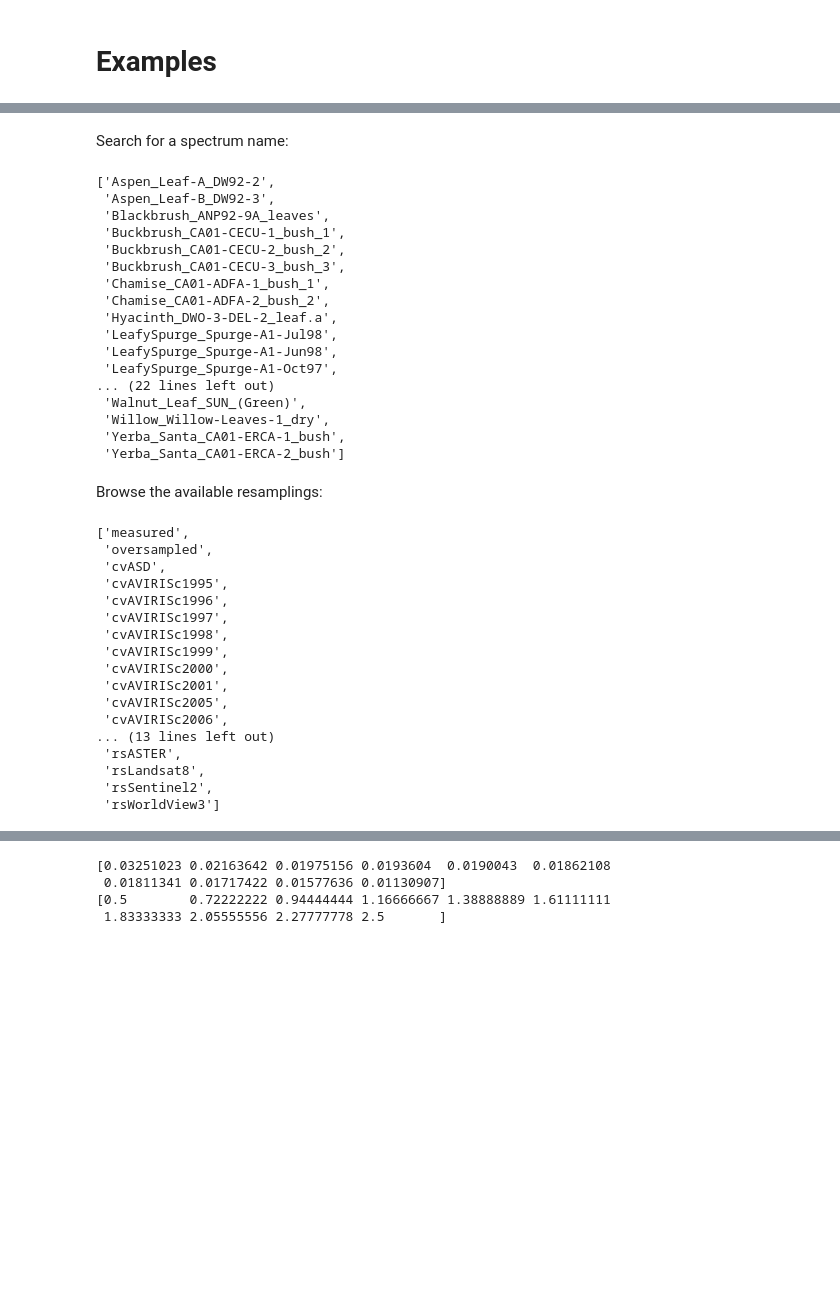
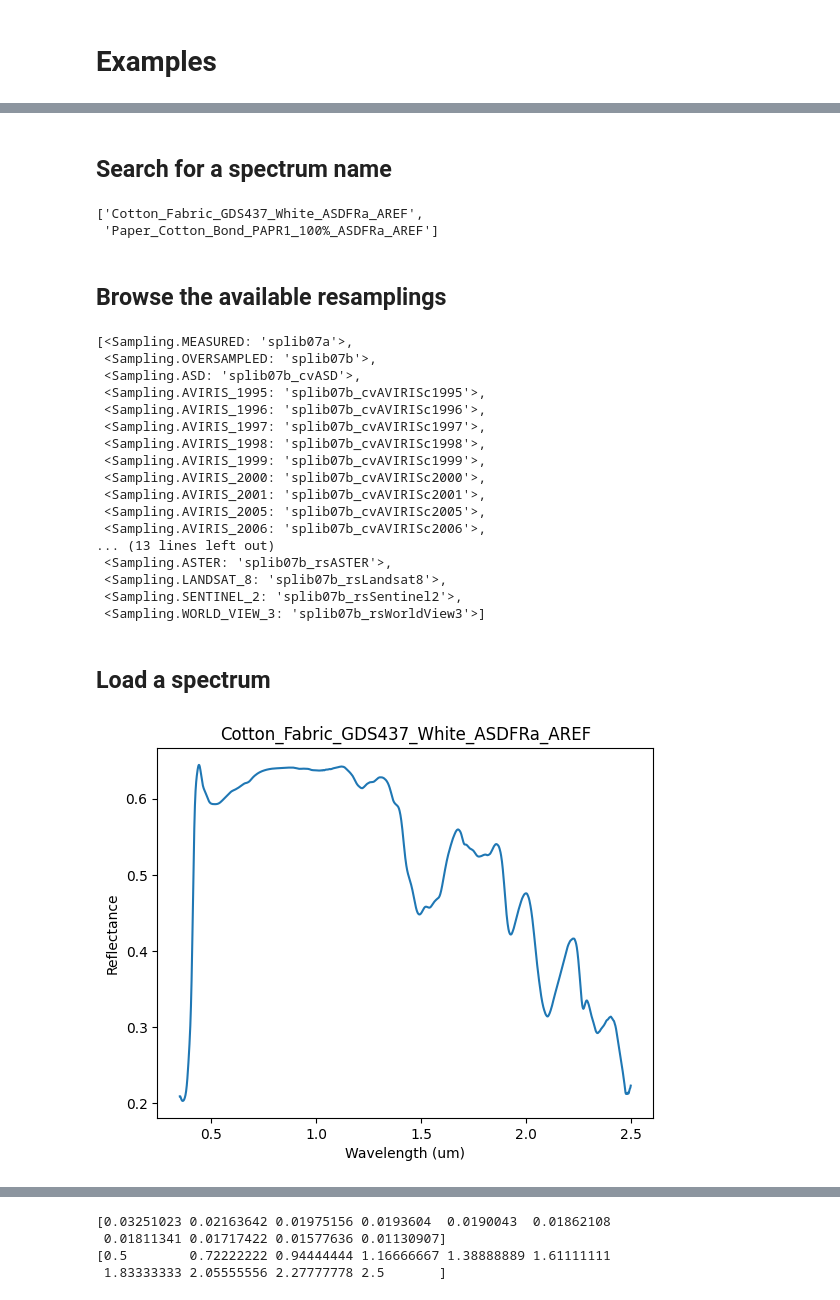
Before and after one commit to brianschubert/splib07-loader, a Jupyter notebook: notebooks/examples.ipynb, the cells around one changed output, grey strips where cells are left out. Drawn from its saved outputs; the diff is of its cells as text; code cells hidden in the pictures; blank space fills up the shorter version.

```diff
--- a/notebooks/examples.ipynb
+++ b/notebooks/examples.ipynb
@@ -44,46 +50,44 @@ display(available_spectra[:20] + ["..."] + sorted(usgs_lib.list_spectra())[-20:]
 # %% [markdown]
-Search for a spectrum name:
+## Search for a spectrum name
 # %%
-display(usgs_lib.search_spectra("bush|lea(f|ves)"))
+display(usgs_lib.search_spectra("cotton"))
 # %% [output]
-['Aspen_Leaf-A_DW92-2',
- 'Aspen_Leaf-B_DW92-3',
- 'Blackbrush_ANP92-9A_leaves',
- 'Buckbrush_CA01-CECU-1_bush_1',
- 'Buckbrush_CA01-CECU-2_bush_2',
- 'Buckbrush_CA01-CECU-3_bush_3',
- 'Chamise_CA01-ADFA-1_bush_1',
- 'Chamise_CA01-ADFA-2_bush_2',
- 'Hyacinth_DWO-3-DEL-2_leaf.a',
- 'LeafySpurge_Spurge-A1-Jul98',
- 'LeafySpurge_Spurge-A1-Jun98',
- 'LeafySpurge_Spurge-A1-Oct97',
-... (22 lines left out)
- 'Walnut_Leaf_SUN_(Green)',
- 'Willow_Willow-Leaves-1_dry',
- 'Yerba_Santa_CA01-ERCA-1_bush',
- 'Yerba_Santa_CA01-ERCA-2_bush']
+['Cotton_Fabric_GDS437_White_ASDFRa_AREF',
+ 'Paper_Cotton_Bond_PAPR1_100%_ASDFRa_AREF']
 # %% [markdown]
-Browse the available resamplings:
+## Browse the available resamplings
 # %%
-available_resamplings = usgs_lib.list_resamplings()
+available_resamplings = list(splib07.Sampling)
 display(available_resamplings)
 # %% [output]
-['measured',
- 'oversampled',
- 'cvASD',
- 'cvAVIRISc1995',
- 'cvAVIRISc1996',
- 'cvAVIRISc1997',
- 'cvAVIRISc1998',
- 'cvAVIRISc1999',
- 'cvAVIRISc2000',
- 'cvAVIRISc2001',
- 'cvAVIRISc2005',
- 'cvAVIRISc2006',
+[<Sampling.MEASURED: 'splib07a'>,
+ <Sampling.OVERSAMPLED: 'splib07b'>,
+ <Sampling.ASD: 'splib07b_cvASD'>,
+ <Sampling.AVIRIS_1995: 'splib07b_cvAVIRISc1995'>,
+ <Sampling.AVIRIS_1996: 'splib07b_cvAVIRISc1996'>,
+ <Sampling.AVIRIS_1997: 'splib07b_cvAVIRISc1997'>,
+ <Sampling.AVIRIS_1998: 'splib07b_cvAVIRISc1998'>,
+ <Sampling.AVIRIS_1999: 'splib07b_cvAVIRISc1999'>,
+ <Sampling.AVIRIS_2000: 'splib07b_cvAVIRISc2000'>,
+ <Sampling.AVIRIS_2001: 'splib07b_cvAVIRISc2001'>,
+ <Sampling.AVIRIS_2005: 'splib07b_cvAVIRISc2005'>,
+ <Sampling.AVIRIS_2006: 'splib07b_cvAVIRISc2006'>,
 ... (13 lines left out)
- 'rsASTER',
- 'rsLandsat8',
- 'rsSentinel2',
- 'rsWorldView3']
+ <Sampling.ASTER: 'splib07b_rsASTER'>,
+ <Sampling.LANDSAT_8: 'splib07b_rsLandsat8'>,
+ <Sampling.SENTINEL_2: 'splib07b_rsSentinel2'>,
+ <Sampling.WORLD_VIEW_3: 'splib07b_rsWorldView3'>]
+# %% [markdown]
+## Load a spectrum
+# %%
+name = "Cotton_Fabric_GDS437_White_ASDFRa_AREF"
+spectrum = usgs_lib.load_spectrum(name)
+
+fig, ax = plt.subplots()
+ax.plot(spectrum.wavelengths, spectrum.spectrum)
+ax.set_xlabel("Wavelength (um)")
+ax.set_ylabel("Reflectance")
+ax.set_title(name);
+# %% [output]
+[figure, added]
 # %% [markdown]
```
Also changed, not shown: parts of 12 cells of this notebook, 2 other files.
